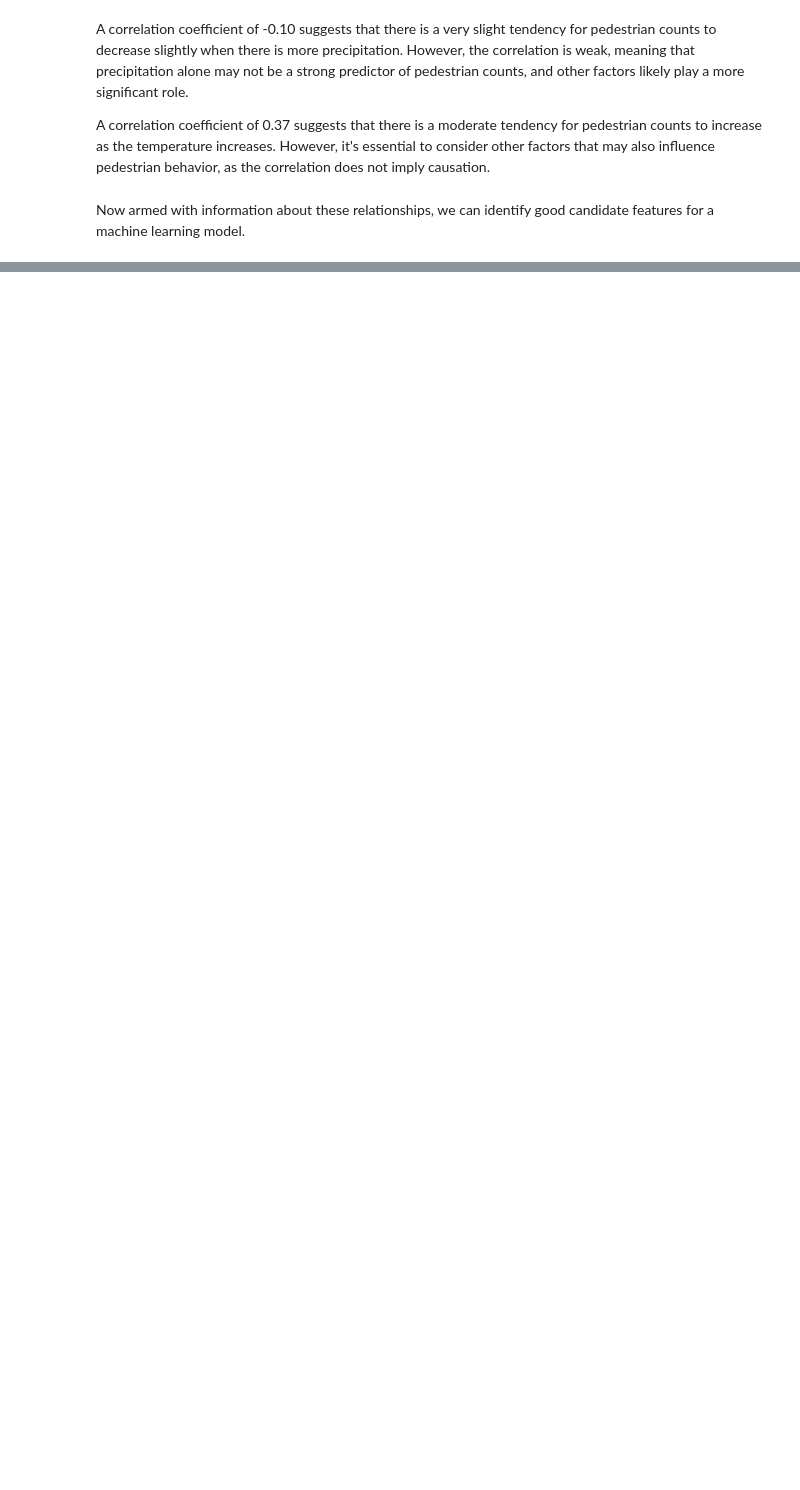
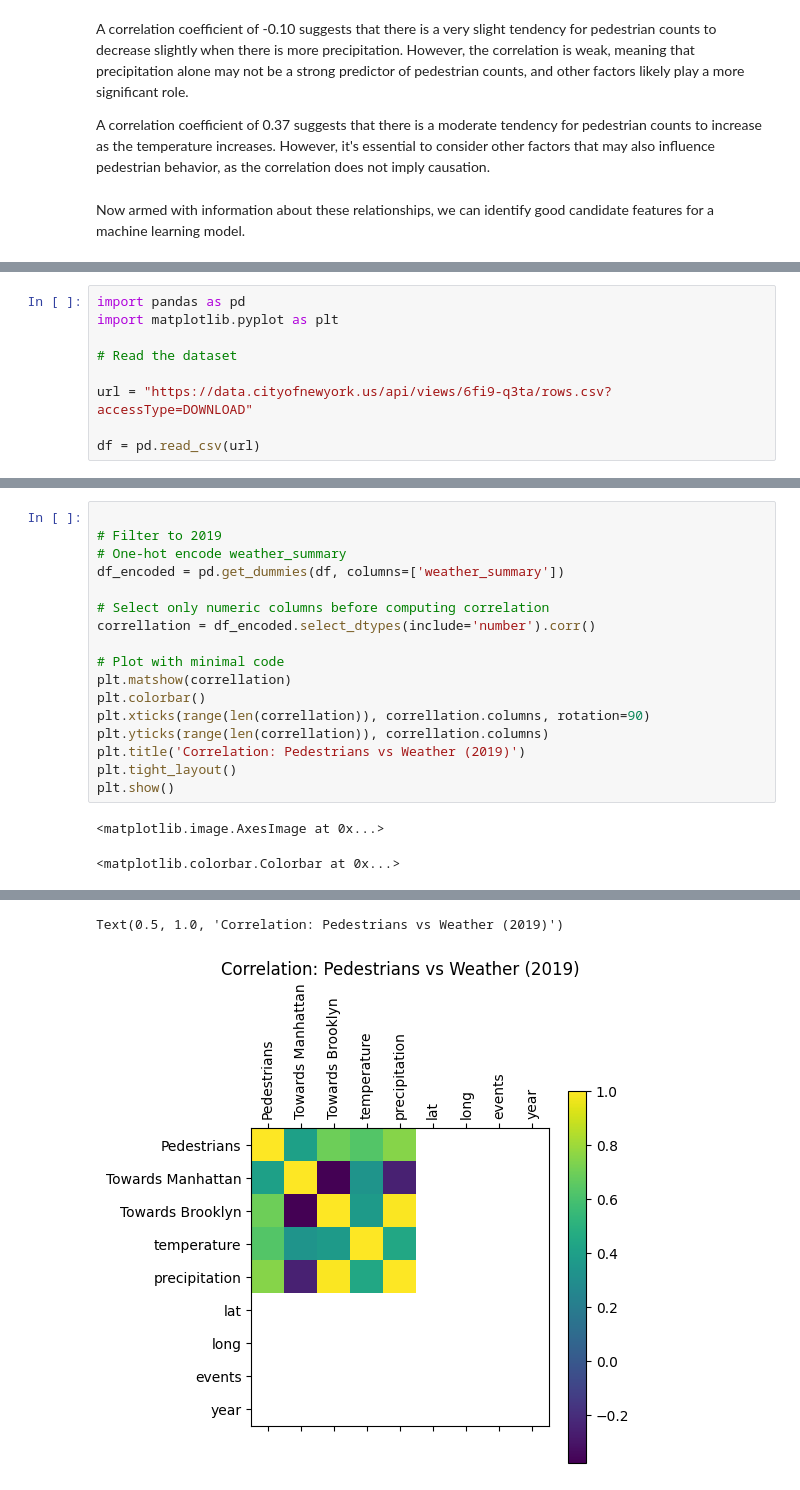
Before and after one commit to kapamikey/DataScienceBootcamp, a Jupyter notebook: Week-3/Week_3_EDA_&_Data_Visualization.ipynb, the cells around one changed output, grey strips where cells are left out. Cells and saved outputs as stored; diff of their text form; blank space fills up the shorter version.

```diff
--- a/Week-3/Week_3_EDA_&_Data_Visualization.ipynb
+++ b/Week-3/Week_3_EDA_&_Data_Visualization.ipynb
@@ -928,0 +954,9 @@ good candidate features for a machine learning model.
+# %%
+import pandas as pd
+import matplotlib.pyplot as plt
+
+# Read the dataset
+
+url = "https://data.cityofnewyork.us/api/views/6fi9-q3ta/rows.csv?accessType=DOWNLOAD"
+
+df = pd.read_csv(url)
@@ -928,0 +972,20 @@ good candidate features for a machine learning model.
+# %%
+
+# Filter to 2019
+# One‑hot encode weather_summary
+df_encoded = pd.get_dummies(df, columns=['weather_summary'])
+
+# Select only numeric columns before computing correlation
+correllation = df_encoded.select_dtypes(include='number').corr()
+
+# Plot with minimal code
+plt.matshow(correllation)
+plt.colorbar()
+plt.xticks(range(len(correllation)), correllation.columns, rotation=90)
+plt.yticks(range(len(correllation)), correllation.columns)
+plt.title('Correlation: Pedestrians vs Weather (2019)')
+plt.tight_layout()
+plt.show()
+# %% [output]
+<matplotlib.image.AxesImage at 0x...>
+<matplotlib.colorbar.Colorbar at 0x...>
@@ -928,0 +1028,2 @@ good candidate features for a machine learning model.
+Text(0.5, 1.0, 'Correlation: Pedestrians vs Weather (2019)')
+[figure, added]
```
Also changed, not shown: parts of 6 cells of this notebook, 15 other files.
